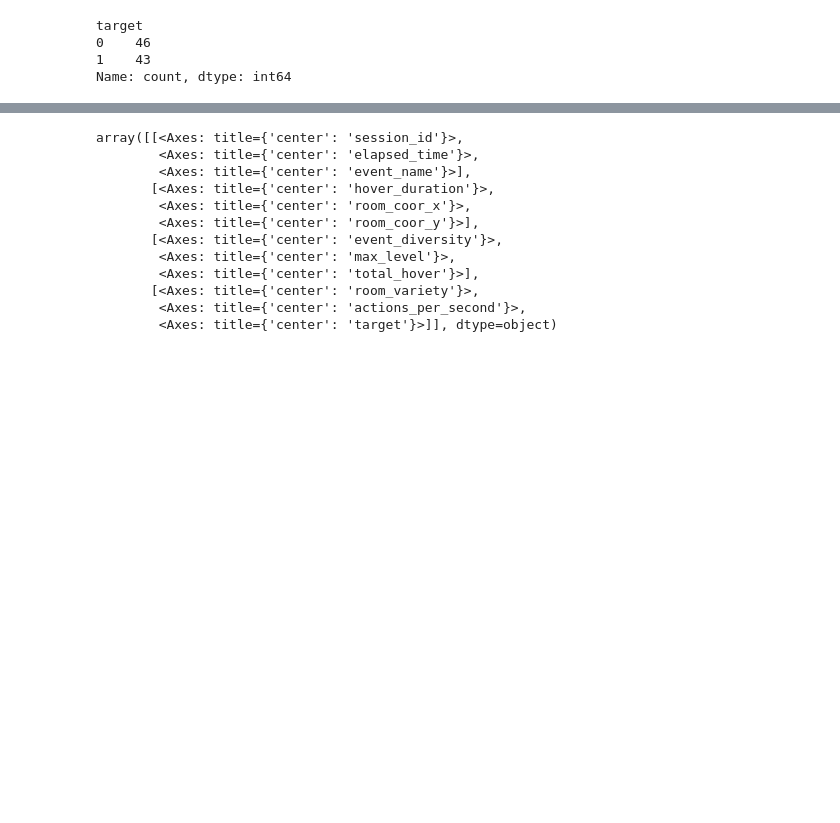
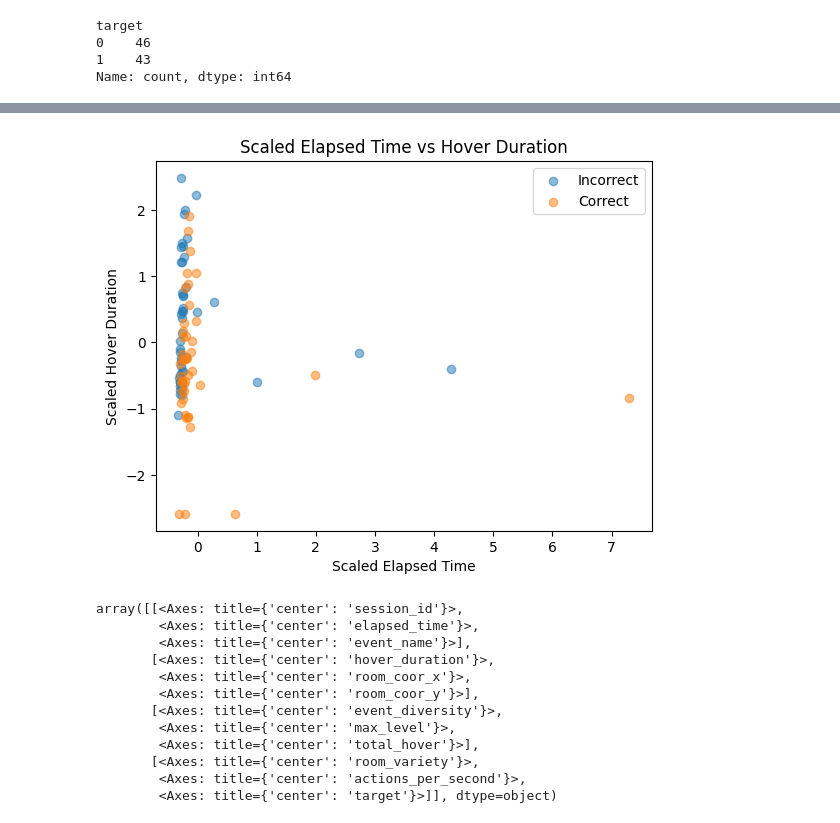
Before and after one commit to alexiatello/Predicting-Game-Performance, a Jupyter notebook: data_visual.ipynb, the cells around one changed output, grey strips where cells are left out. Saved outputs shown, nothing was run; the diff lists cells and outputs as text; code cells hidden in the pictures; blank space fills up the shorter version.

```diff
--- a/data_visual.ipynb
+++ b/data_visual.ipynb
@@ -147,3 +147,29 @@ session_features.plot.scatter(x='elapsed_time', y='total_hover')
+# %%
+plt.figure()
+
+# Incorrect
+plt.scatter(
+    session_features[session_features['target']==0]['elapsed_time'],
+    session_features[session_features['target']==0]['hover_duration'],
+    alpha=0.5,
+    label='Incorrect'
+)
+
+# Correct
+plt.scatter(
+    session_features[session_features['target']==1]['elapsed_time'],
+    session_features[session_features['target']==1]['hover_duration'],
+    alpha=0.5,
+    label='Correct'
+)
+
+plt.title('Scaled Elapsed Time vs Hover Duration')
+plt.xlabel('Scaled Elapsed Time')
+plt.ylabel('Scaled Hover Duration')
+plt.legend()
+plt.show()
+# %% [output]
+[figure, added]
 # %%
 session_features.hist(figsize=(12,10))
 # %% [output]
```
Also changed, not shown: parts of 4 cells of this notebook.
